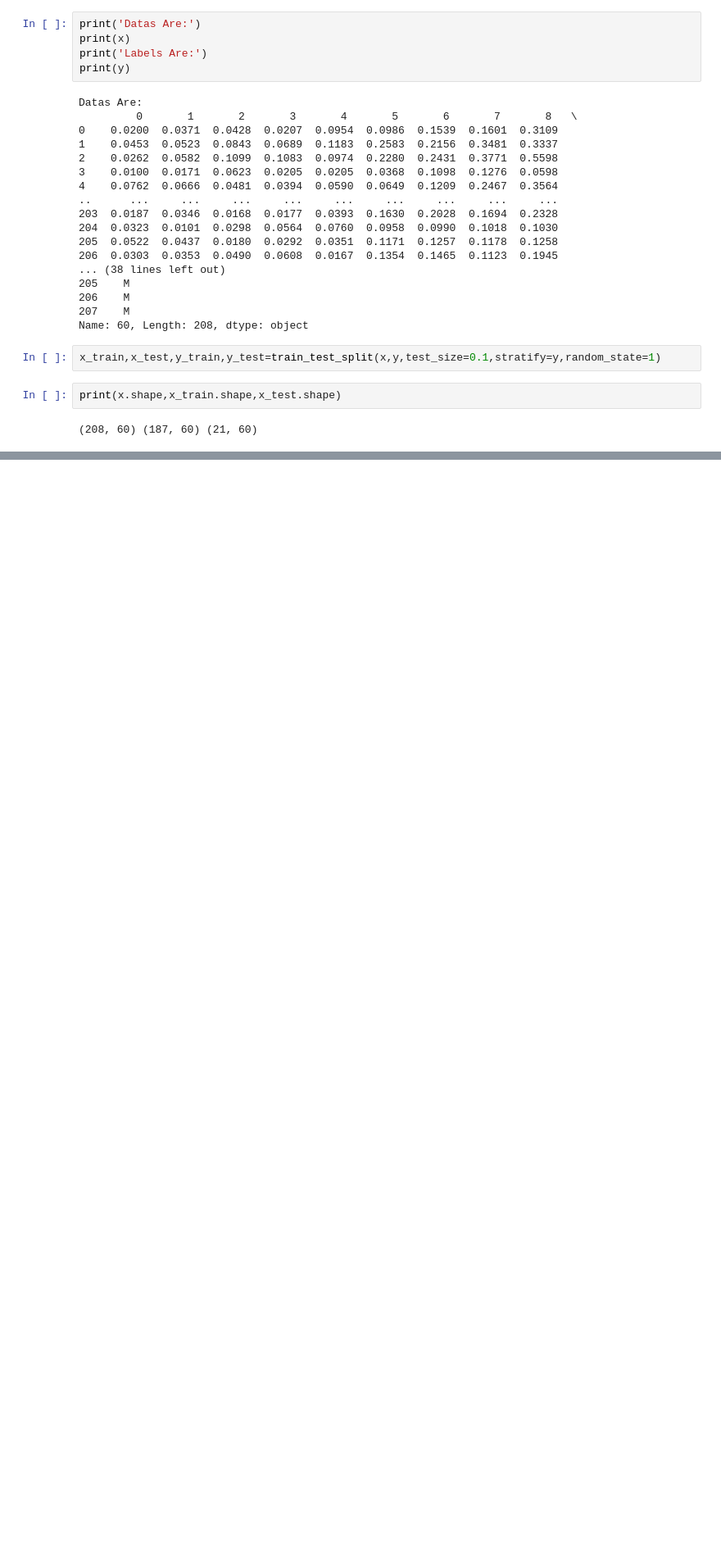
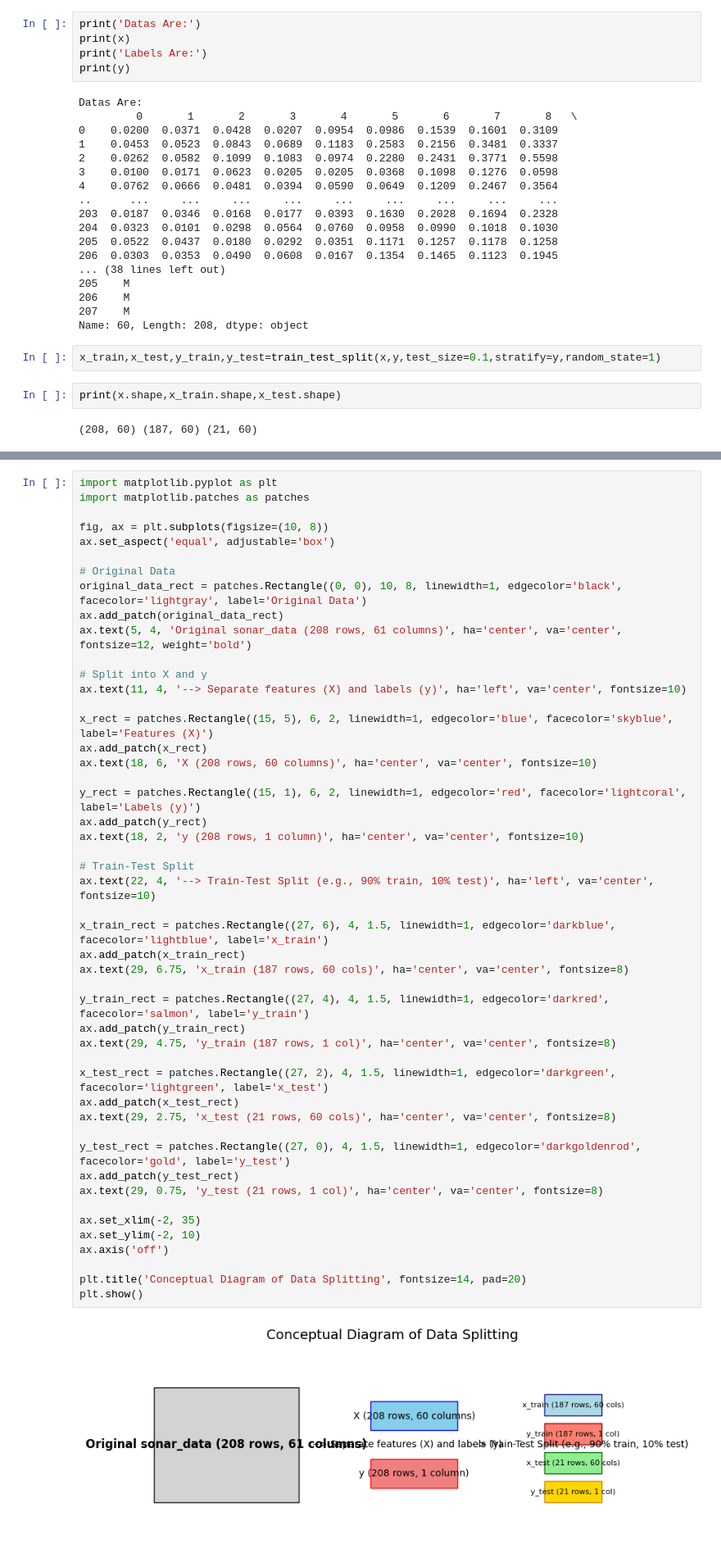
Before and after one commit to Foysalmeazi/Machine_Learning_Projects_With__Siddhardhan, a Jupyter notebook: Sonar_Rock_vs_Mine_Prediction.ipynb, the cells around one changed output, grey strips where cells are left out. Shown at 82% size. Drawn from its saved outputs; the diff is of its cells as text; blank space fills up the shorter version.

```diff
--- a/Sonar_Rock_vs_Mine_Prediction.ipynb
+++ b/Sonar_Rock_vs_Mine_Prediction.ipynb
@@ -103,0 +131,50 @@ print(x.shape,x_train.shape,x_test.shape)
+# %%
+import matplotlib.pyplot as plt
+import matplotlib.patches as patches
+
+fig, ax = plt.subplots(figsize=(10, 8))
+ax.set_aspect('equal', adjustable='box')
+
+# Original Data
+original_data_rect = patches.Rectangle((0, 0), 10, 8, linewidth=1, edgecolor='black', facecolor='lightgray', label='Original Data')
+ax.add_patch(original_data_rect)
+ax.text(5, 4, 'Original sonar_data (208 rows, 61 columns)', ha='center', va='center', fontsize=12, weight='bold')
+
+# Split into X and y
+ax.text(11, 4, '--> Separate features (X) and labels (y)', ha='left', va='center', fontsize=10)
+
+x_rect = patches.Rectangle((15, 5), 6, 2, linewidth=1, edgecolor='blue', facecolor='skyblue', label='Features (X)')
+ax.add_patch(x_rect)
+ax.text(18, 6, 'X (208 rows, 60 columns)', ha='center', va='center', fontsize=10)
+
+y_rect = patches.Rectangle((15, 1), 6, 2, linewidth=1, edgecolor='red', facecolor='lightcoral', label='Labels (y)')
+ax.add_patch(y_rect)
+ax.text(18, 2, 'y (208 rows, 1 column)', ha='center', va='center', fontsize=10)
+
+# Train-Test Split
+ax.text(22, 4, '--> Train-Test Split (e.g., 90% train, 10% test)', ha='left', va='center', fontsize=10)
+
+x_train_rect = patches.Rectangle((27, 6), 4, 1.5, linewidth=1, edgecolor='darkblue', facecolor='lightblue', label='x_train')
+ax.add_patch(x_train_rect)
+ax.text(29, 6.75, 'x_train (187 rows, 60 cols)', ha='center', va='center', fontsize=8)
+
+y_train_rect = patches.Rectangle((27, 4), 4, 1.5, linewidth=1, edgecolor='darkred', facecolor='salmon', label='y_train')
+ax.add_patch(y_train_rect)
+ax.text(29, 4.75, 'y_train (187 rows, 1 col)', ha='center', va='center', fontsize=8)
+
+x_test_rect = patches.Rectangle((27, 2), 4, 1.5, linewidth=1, edgecolor='darkgreen', facecolor='lightgreen', label='x_test')
+ax.add_patch(x_test_rect)
+ax.text(29, 2.75, 'x_test (21 rows, 60 cols)', ha='center', va='center', fontsize=8)
+
+y_test_rect = patches.Rectangle((27, 0), 4, 1.5, linewidth=1, edgecolor='darkgoldenrod', facecolor='gold', label='y_test')
+ax.add_patch(y_test_rect)
+ax.text(29, 0.75, 'y_test (21 rows, 1 col)', ha='center', va='center', fontsize=8)
+
+ax.set_xlim(-2, 35)
+ax.set_ylim(-2, 10)
+ax.axis('off')
+
+plt.title('Conceptual Diagram of Data Splitting', fontsize=14, pad=20)
+plt.show()
+# %% [output]
+[figure, added]
```
Also changed, not shown: parts of 15 cells of this notebook.
